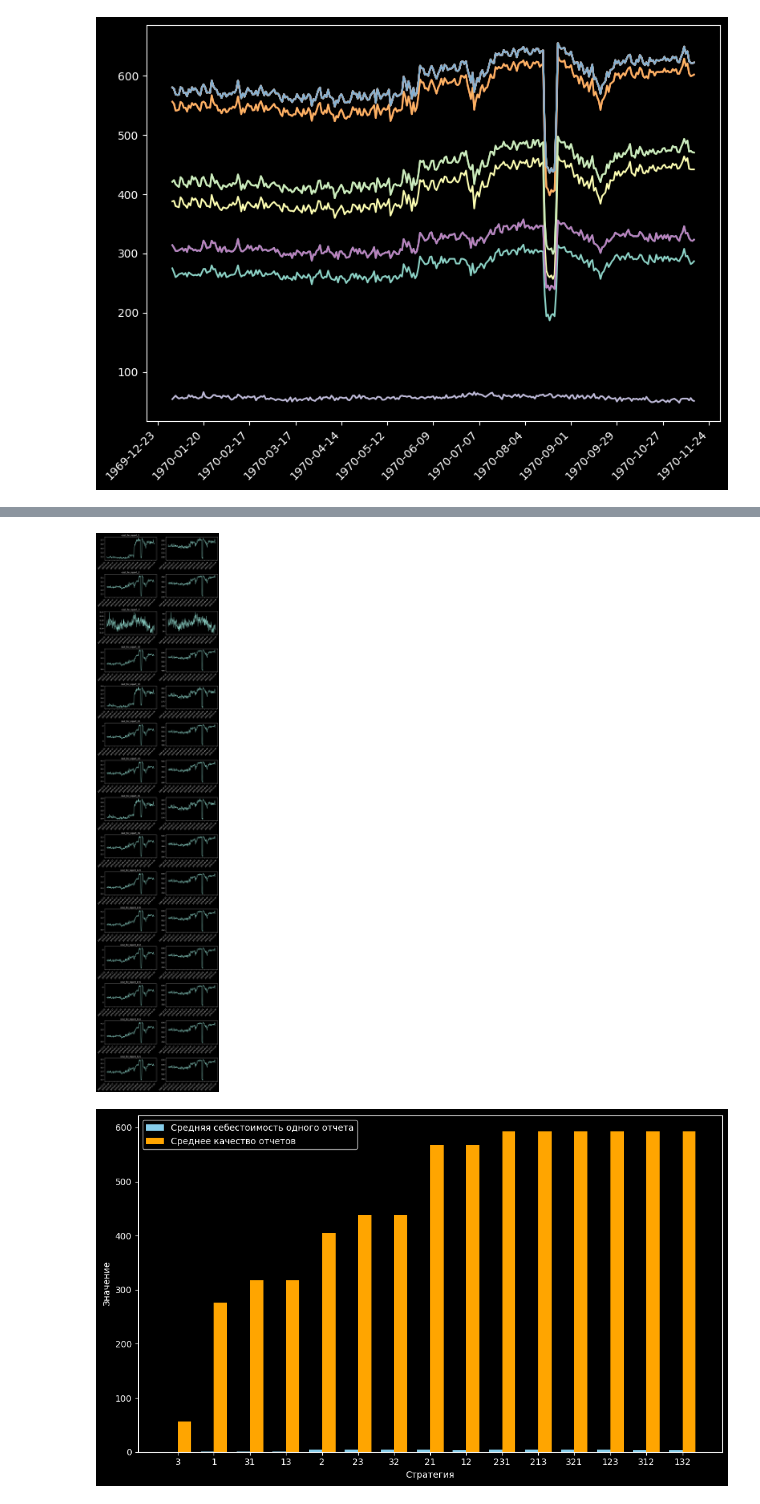
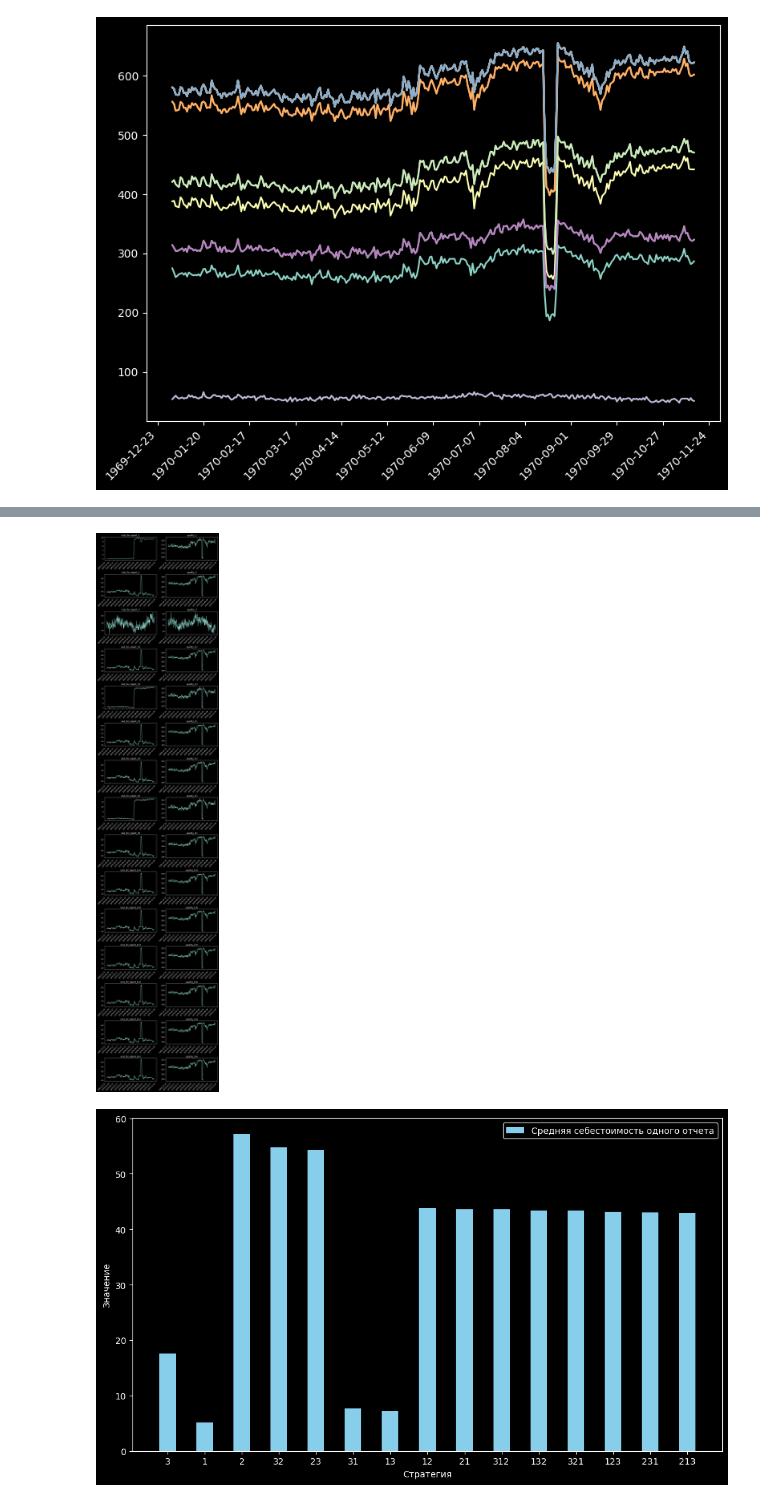
Before and after one commit to IAmSerepok/DataFromVariousSources, a Jupyter notebook: optimal_strategy.ipynb, the cells around one changed output, grey strips where cells are left out. Saved outputs shown, nothing was run; the diff lists cells and outputs as text; code cells hidden in the pictures.

```diff
--- a/optimal_strategy.ipynb
+++ b/optimal_strategy.ipynb
@@ -52,13 +54,21 @@ def calc(row, strategy, metric):
     cost = 0
     for idx in strategy:
         count = probabilities[idx] * reports
-        cost += costs[idx] * count / N
+
+        if idx == 2:
+            cost += costs[2]
+        elif idx == 1:
+            cost += costs[1] * count / N
+        else:
+            cost += reports * 0.5
+
+        cost += costs[idx]
         reports -= count
 
     if metric == 'quality':
         return N - reports
 
-    return cost / N
+    return cost / (N - reports)
 # %%
 for strategy in strategies:
     name = 'quality_' + ''.join(map(str, strategy))
@@ -133,11 +143,13 @@ for idx, strategy in enumerate(strategies):
 
     plt.setp(ax.get_xticklabels(), rotation=45, ha='right')
 
+    plt.title(name)
+
 plt.tight_layout()
 
 plt.show()
 # %% [output]
-[figure, old version]
+[figure, new version]
 # %%
 labels, costs, qualities, incomes = [], [], [], []
 
@@ -145,11 +157,11 @@ for strategy in strategies:
     label = ''.join(map(str, strategy))
     labels.append(label)
 
-    costs.append(df['cost_for_report_' + label].mean())
+    costs.append(df['cost_for_report_' + label].median())
 
-    qualities.append(df['quality_' + label].mean())
+    qualities.append(df['quality_' + label].median())
 
-    incomes.append((report_price - df['cost_for_report_' + label].mean()) * df['quality_' + label].mean())
+    incomes.append((report_price - df['cost_for_report_' + label].median()) * df['quality_' + label].median())
 # %%
 metrics_df = pd.DataFrame({
     'label': labels,
@@ -162,21 +174,19 @@ metrics_df.sort_values('income', inplace=True)
 # %%
 groups = metrics_df['label']
 metric1 = metrics_df['cost']
-metric2 = metrics_df['quality']
-bar_width = 0.37
+bar_width = 0.45
 index = np.arange(len(groups))
 
 plt.figure(figsize=(10, 6))
 
-plt.bar(index - bar_width/2, metric1, bar_width, label='Средняя себестоимость одного отчета', color='skyblue')
-plt.bar(index + bar_width/2, metric2, bar_width, label='Среднее качество отчетов', color='orange')
+plt.bar(index, metric1, bar_width, label='Средняя себестоимость одного отчета', color='skyblue')
 
 plt.xlabel('Стратегия')
 plt.ylabel('Значение')
 plt.xticks(index, groups)
 plt.legend()
 
 plt.tight_layout()
 plt.show()
 # %% [output]
-[figure, old version]
+[figure, new version]
```
Also changed, not shown: parts of 4 cells of this notebook, 4 other files.
